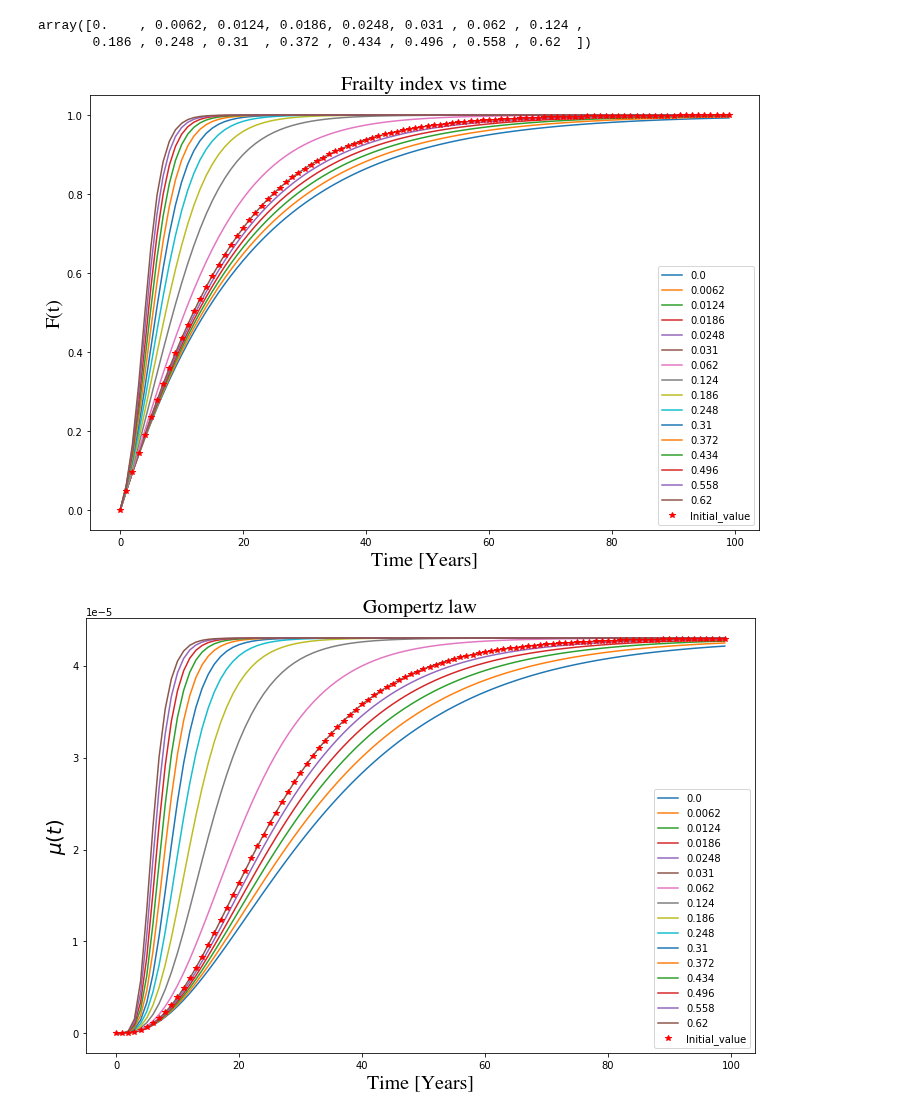
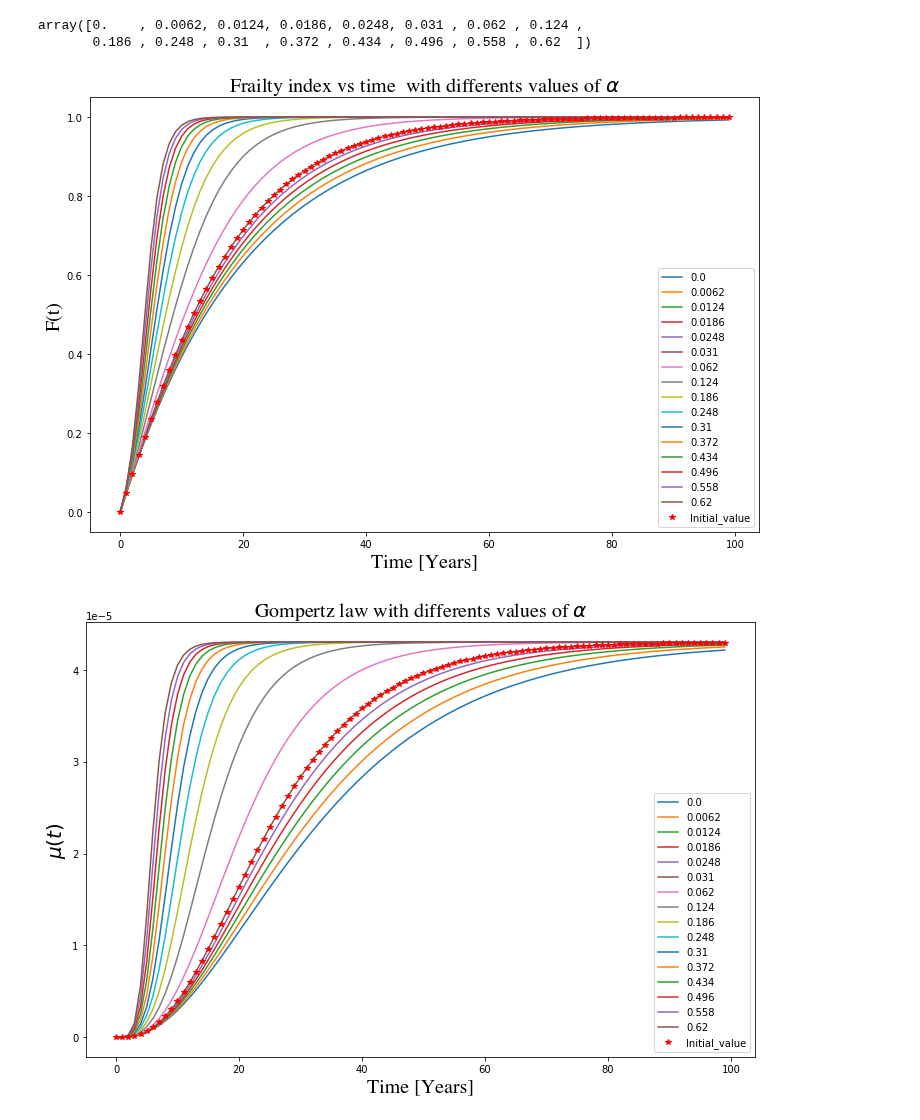
Before and after one commit to Rafther0112/Human_Aging_Research, a Jupyter notebook: phenomenological_model.ipynb, the cells around one changed output. Cells and saved outputs as stored; diff of their text form; code cells hidden in the pictures.

```diff
--- a/phenomenological_model.ipynb
+++ b/phenomenological_model.ipynb
@@ -46,17 +46,17 @@ array([0.    , 0.0062, 0.0124, 0.0186, 0.0248, 0.031 , 0.062 , 0.124 ,
 # %%
 plt.figure(figsize=(12,8))
 for i in range(len(rango_alphas)):
     plt.plot(temporal_points[i], x_points[i], label = f"{round(rango_alphas[i],4)}")
 plt.plot(temporal_points[5], x_points[5], "*", color = "red", label = "Initial_value")
 hfont = {'fontname':'Times'}
-plt.title("Frailty index vs time", fontsize = 20, **hfont)
+plt.title(r"Frailty index vs time  with differents values of $\alpha$", fontsize = 20, **hfont)
 plt.xlabel("Time [Years]", fontsize = 20, **hfont)
 plt.ylabel("F(t)", fontsize = 20, **hfont)
 plt.legend()
 plt.savefig("FI_alpha_modification.jpg", dpi = 500)
 plt.show()
 # %% [output]
-[figure, old version]
+[figure, new version]
 # %%
 x_points = np.array(x_points)
 gompertz_data = mortality_rate*(x_points**(coupling_factor/alpha_damage_propagation))
@@ -67,11 +67,11 @@ for i in range(len(rango_alphas)):
     plt.plot(temporal_points[i], gompertz_data[i], label = f"{round(rango_alphas[i],4)}")
 plt.plot(temporal_points[5], gompertz_data[5], "*", color = "red", label = "Initial_value")
 hfont = {'fontname':'Times'}
-plt.title("Gompertz law", fontsize = 20, **hfont)
+plt.title(r"Gompertz law with differents values of $\alpha$", fontsize = 20, **hfont)
 plt.xlabel("Time [Years]", fontsize = 20, **hfont)
 plt.ylabel(r"$\mu(t)$", fontsize = 20, **hfont)
 plt.legend()
 plt.savefig("GL_alpha_modification.jpg", dpi = 500)
 plt.show()
 # %% [output]
-[figure, old version]
+[figure, new version]
```
Also changed, not shown: parts of 1 cell of this notebook, 2 other files.
